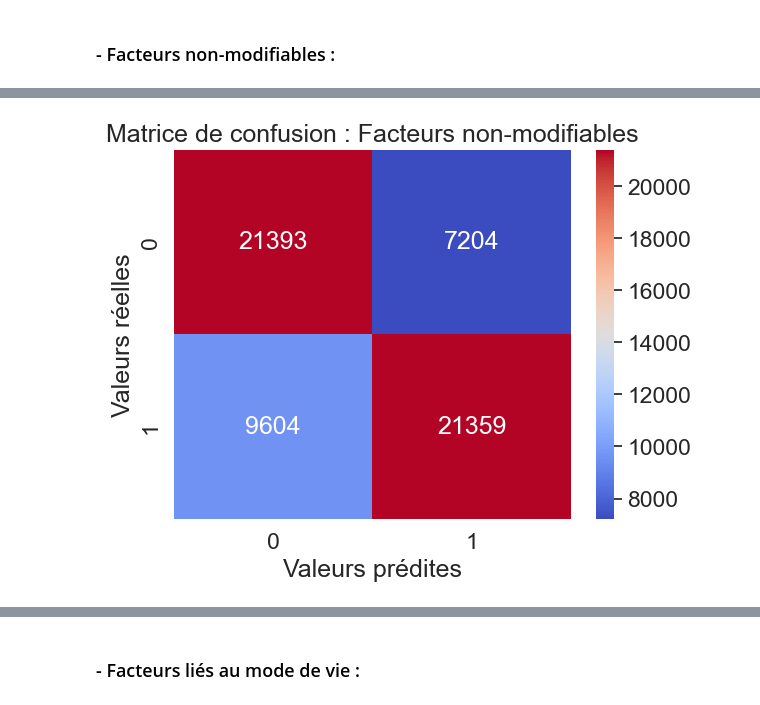
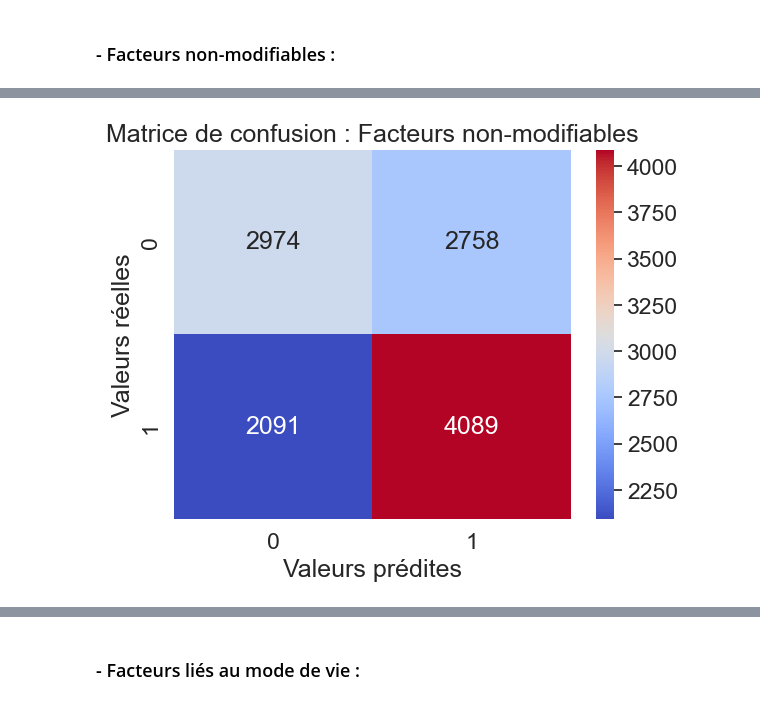
Before and after one commit to marwan-rouissi/cardio-vasc-risks, a Jupyter notebook: cardio-vasc-risks.ipynb, the cells around one changed output, grey strips where cells are left out. Cells and saved outputs as stored; diff of their text form; code cells hidden in the pictures.

Commit message:
Update cardio-vasc-risks.ipynb
- Test des hyperparamètres
- Evaluation des modèles
- Réalisation de Reg Log Sklearn
- Réalisation de Reg Log Ma Classe
- Définition des métriques d'évaluations

```diff
--- a/cardio-vasc-risks.ipynb
+++ b/cardio-vasc-risks.ipynb
@@ -431,0 +456,4 @@ Ici, les variables en étroite corrélation avec la contraction d'une maladie ca
+# %%
+# Séparation du dataset en variables dépendantes et indépendantes
+X = X_scaled
+y = df['cardio'].to_numpy()
@@ -470,5 +811,5 @@ classifier = LogisticRegression(solver='liblinear', C=0.1)
 # %%
+# # # Entraînement du modèle
+# # classifier.fit(X_train, y_train)
 # # Entraînement du modèle
-# classifier.fit(X_train, y_train)
-# Entraînement du modèle
-classifier.fit(X.values, y)
+# classifier.fit(X.values, y)
@@ -583,9 +877,9 @@ target = df['cardio']
 # Séparation du dataset en variables dépendantes (y) et indépendantes (X)
 X_1 = non_changeable_factors
 X_2 = lifestyle_factors
-X_3 = clinical_factors
-X_4 = clinical_factors
-y = target
+X_3 = clinical_upstream_factors
+X_4 = clinical_downstream_factors
+# y = target
 # %%
 # Séparation du dataset en données d'entraînement et de test pour les différentes catégories de facteurs
 X_train_1, X_test_1, y_train_1, y_test_1 = train_test_split(X_1, y, test_size=0.2)
@@ -594,7 +888,7 @@ X_train_3, X_test_3, y_train_3, y_test_3 = train_test_split(X_3, y, test_size=0.
 X_train_4, X_test_4, y_train_4, y_test_4 = train_test_split(X_4, y, test_size=0.2)
 # %%
 # Initialisation du modèle de régression logistique
-classifier = LogisticRegression(solver='liblinear', C=0.1)
+classifier = LogisticRegression()
 # %% [markdown]
 ### - Facteurs non-modifiables :
 # %%
@@ -609,13 +903,13 @@ y_pred_1 = classifier.predict(X_test_1)
 accuracy_1 = accuracy_score(y_test_1, y_pred_1)
 # %%
 conf_matrix_1 = confusion_matrix(y_test_1, y_pred_1)
-sns.heatmap(conf_matrix, annot=True, fmt='d', cmap='coolwarm')
+sns.heatmap(conf_matrix_1, annot=True, fmt='d', cmap='coolwarm')
 plt.title('Matrice de confusion : Facteurs non-modifiables')
 plt.xlabel('Valeurs prédites')
 plt.ylabel('Valeurs réelles')
 plt.show()
 # %% [output]
-[figure, old version]
+[figure, new version]
 # %%
 class_report_1 = classification_report(y_test_1, y_pred_1)
 # %%
```
Also changed, not shown: parts of 76 cells of this notebook.
